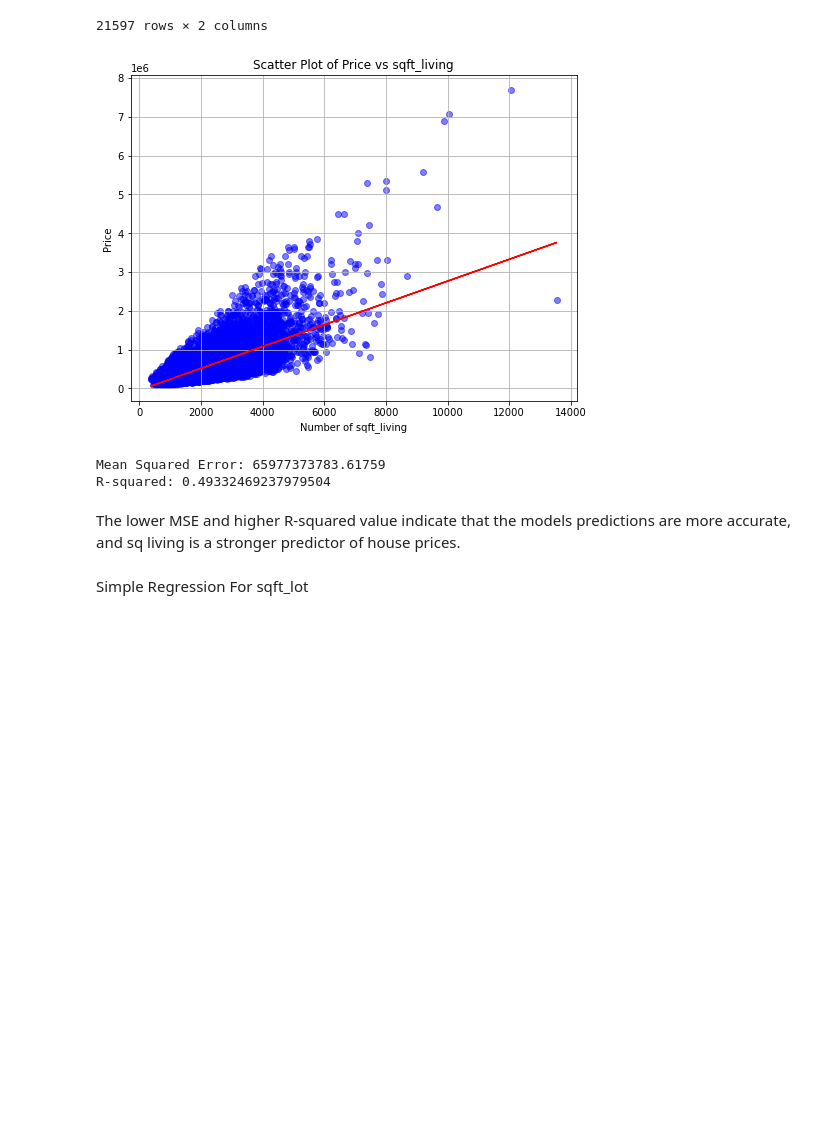
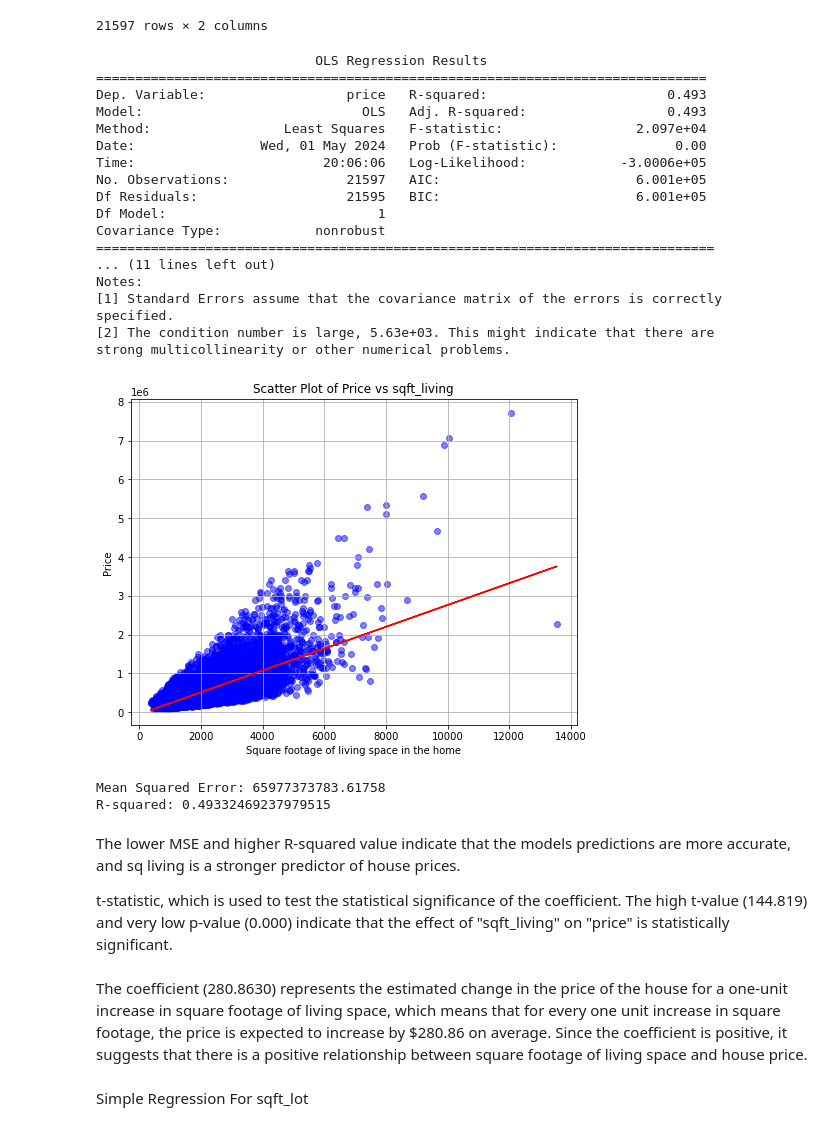
Before and after one commit to ggeorgekkariuki/Kings-Country-Housing-Project, a Jupyter notebook: student.ipynb, the cells around one changed output. Saved outputs shown, nothing was run; the diff lists cells and outputs as text; code cells hidden in the pictures; blank space fills up the shorter version.

```diff
--- a/student.ipynb
+++ b/student.ipynb
@@ -837,48 +839,69 @@ def visualize_and_evaluate_regression(x, y):
     plt.figure(figsize=(8, 6))
     plt.scatter(x, y, color='blue', alpha=0.5)
     plt.title('Scatter Plot of Price vs sqft_living')
-    plt.xlabel('Number of sqft_living')
+    plt.xlabel('Square footage of living space in the home')
     plt.ylabel('Price')
     plt.grid(True)
 
     # Fit linear regression
-    lr_model = LinearRegression()
-    lr_model.fit(x, y)
-    y_pred = lr_model.predict(x)
+    lr_model = sm.OLS(y, sm.add_constant(x)).fit()
+
+    # Print summary
+    print(lr_model.summary())
 
     # Plot regression line
-    plt.plot(x, y_pred, color='red')
+    plt.plot(x, lr_model.predict(sm.add_constant(x)), color='red')
     plt.show()
 
     # Split data into train and test sets
     x_train, x_test, y_train, y_test = train_test_split(x, y, test_size=0.2, random_state=42)
 
     # Fit model on training data
-    model = LinearRegression()
-    model.fit(x_train, y_train)
+    model = sm.OLS(y_train, sm.add_constant(x_train)).fit()
 
     # Predict on test data
-    y_pred = model.predict(x_test)
+    y_pred = model.predict(sm.add_constant(x_test))
 
     # Evaluate model
     mse = mean_squared_error(y_test, y_pred)
     r2 = r2_score(y_test, y_pred)
 
     # Print evaluation metrics
     print("Mean Squared Error:", mse)
     print("R-squared:", r2)
 
 # Usage example:
 x = kc_data_df[['sqft_living']]  # Independent variable
-y = kc_data_df['price']       # Dependent variable
+y = kc_data_df['price']            # Dependent variable
 visualize_and_evaluate_regression(x, y)
 # %% [output]
+                            OLS Regression Results
+==============================================================================
+Dep. Variable:                  price   R-squared:                       0.493
+Model:                            OLS   Adj. R-squared:                  0.493
+Method:                 Least Squares   F-statistic:                 2.097e+04
+Date:                Wed, 01 May 2024   Prob (F-statistic):               0.00
+Time:                        20:06:06   Log-Likelihood:            -3.0006e+05
+No. Observations:               21597   AIC:                         6.001e+05
+Df Residuals:                   21595   BIC:                         6.001e+05
+Df Model:                           1
+Covariance Type:            nonrobust
+===============================================================================
+... (11 lines left out)
+Notes:
+[1] Standard Errors assume that the covariance matrix of the errors is correctly specified.
+[2] The condition number is large, 5.63e+03. This might indicate that there are
+strong multicollinearity or other numerical problems.
-[figure, old version]
+[figure, new version]
-Mean Squared Error: 65977373783.61759
-R-squared: 0.49332469237979504
+Mean Squared Error: 65977373783.61758
+R-squared: 0.49332469237979515
 # %% [markdown]
 The lower MSE and higher R-squared value indicate that the models predictions are more accurate,
 and sq living is a stronger predictor of house prices.
+
+t-statistic, which is used to test the statistical significance of the coefficient. The high t-value (144.819) and very low p-value (0.000) indicate that the effect of "sqft_living" on "price" is statistically significant.
+# %% [markdown]
+The coefficient (280.8630) represents the estimated change in the price of the house for a one-unit increase in square footage of living space, which means that for every one unit increase in square footage, the price is expected to increase by $280.86 on average. Since the coefficient is positive, it suggests that there is a positive relationship between square footage of living space and house price.
 # %% [markdown]
 Simple Regression For sqft_lot
 # %%
```
Also changed, not shown: parts of 10 cells of this notebook.
